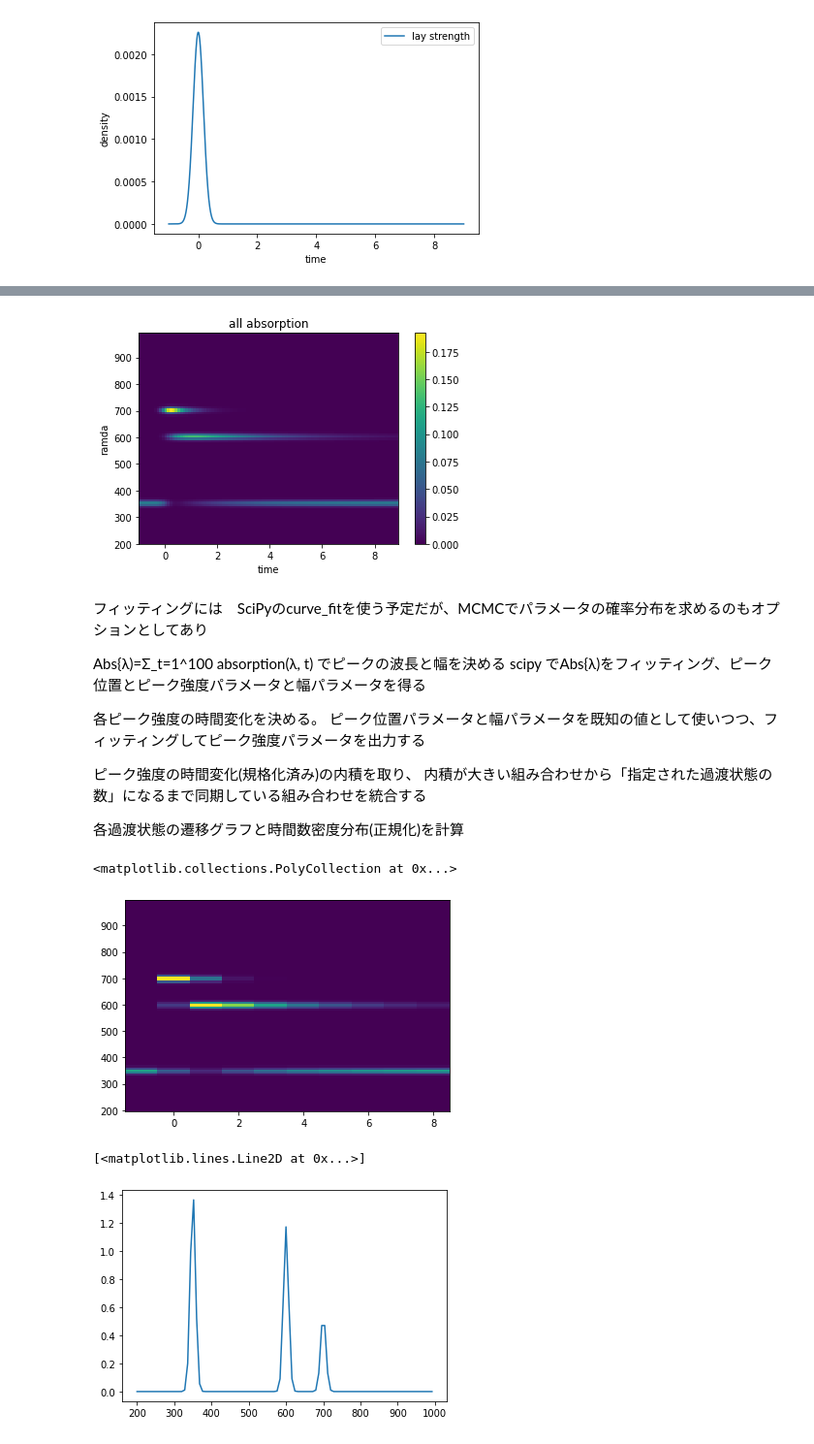
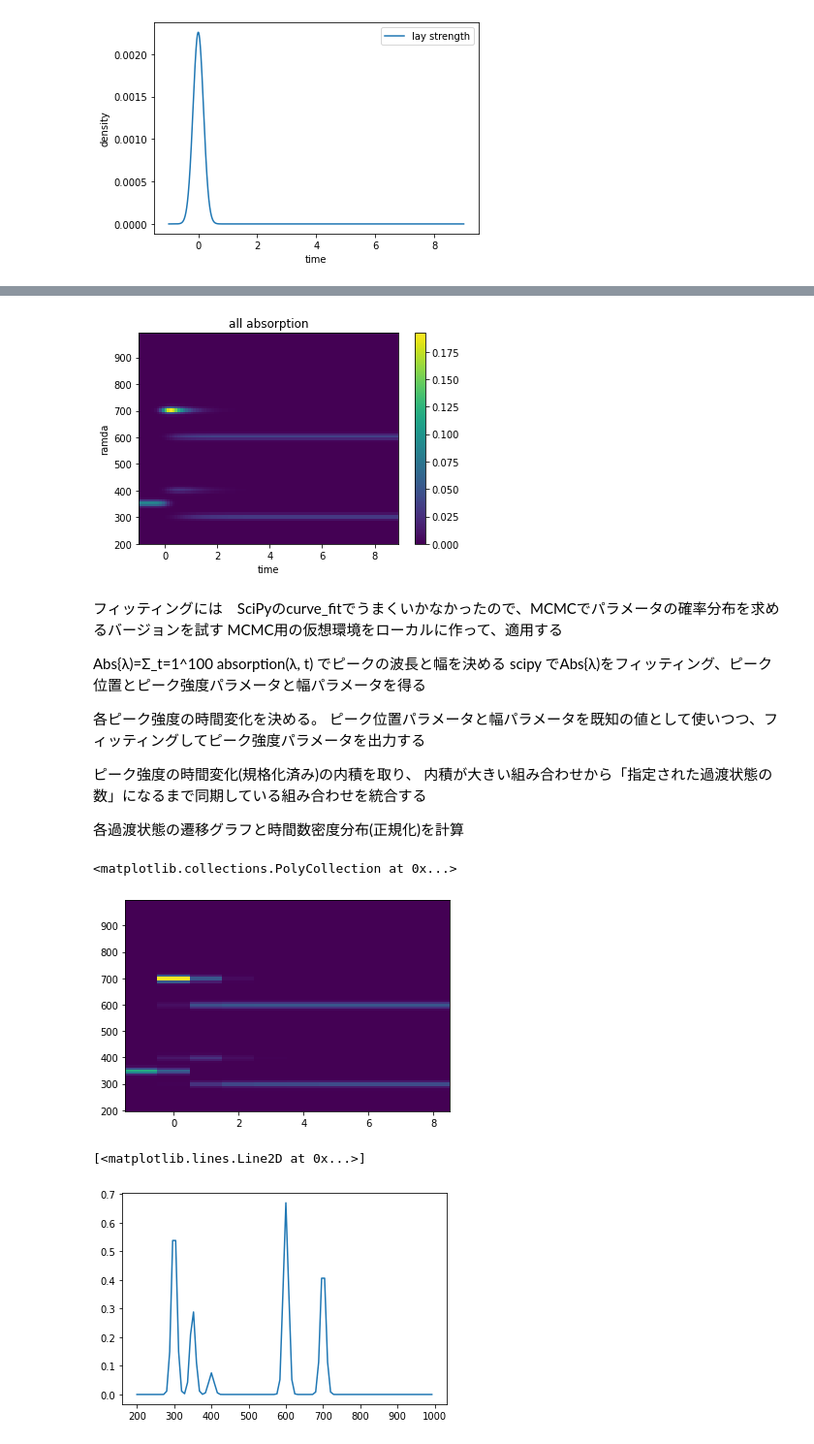
Before and after one commit to rokaboNatttsu/absorption_time_change, a Jupyter notebook: test.ipynb, the cells around one changed output, grey strips where cells are left out. Shown at 97% size. Saved outputs shown, nothing was run; the diff lists cells and outputs as text; code cells hidden in the pictures.

```diff
--- a/test.ipynb
+++ b/test.ipynb
@@ -20,12 +18,14 @@ state_numbers = {
     "B": 1,
     "C": 2,
     "D": 3,
+    "E": 4,
 }
 
 states_graph = [
     ("A", "B", float("inf"), 1, True),# 遷移前の状態, 遷移後の状態, 遷移前の状態の寿命, 数密度何倍になるか,　遷移先の状態は光励起直後か
-    ("B", "C", 0.5, 1, False),
-    ("C", "A", 2.5, 1, False),
+    ("B", "C", 2.5, 1, False),
+    ("B", "D", 0.5, 1, False),
+    ("D", "E", 0.5, 1, False),
 ]
 
 bins = 10**4
@@ -90,6 +90,7 @@ absorbance_dic = {
     "B":None,
     "C":None,
     "D":None,
+    "E":None
 }
 def gaussian_arr_creator(mean, std, max_density=1, ramda_lst=[i for i in range(200, 1000)]):
     ramda_arr = np.array(ramda_lst)
@@ -99,7 +100,9 @@ ramda_arr, A_arr = gaussian_arr_creator(mean=350, std=10, max_density=0.2)
 ramda_arr, B_arr = gaussian_arr_creator(mean=700, std=10, max_density=1.0)
 ramda_arr, C_arr = gaussian_arr_creator(mean=600, std=10, max_density=0.5)
 ramda_arr, D_arr = gaussian_arr_creator(mean=400, std=10, max_density=0.2)
+ramda_arr, E_arr = gaussian_arr_creator(mean=300, std=10, max_density=0.1)
 absorbance_dic["A"] = A_arr
 absorbance_dic["B"] = B_arr
 absorbance_dic["C"] = C_arr
 absorbance_dic["D"] = D_arr
+absorbance_dic["E"] = E_arr
@@ -155,9 +138,10 @@ plt.ylabel("ramda")
 plt.title("all absorption")
 plt.savefig("all absorption.png")
 # %% [output]
-[figure, old version]
+[figure, new version]
 # %% [markdown]
-フィッティングには　SciPyのcurve_fitを使う予定だが、MCMCでパラメータの確率分布を求めるのもオプションとしてあり
+フィッティングには　SciPyのcurve_fitでうまくいかなかったので、MCMCでパラメータの確率分布を求めるバージョンを試す
+MCMC用の仮想環境をローカルに作って、適用する
 
 Abs{λ)=Σ_t=1^100 absorption(λ, t) でピークの波長と幅を決める
 scipy でAbs{λ)をフィッティング、ピーク位置とピーク強度パラメータと幅パラメータを得る
@@ -178,11 +162,10 @@ observed_absorption = deepcopy(abs_sum_arr[::max(1, len(abs_sum_arr[0])//len(obs
 plt.pcolor(observed_t_grid, observed_ramda_grid, observed_absorption)
 # %% [output]
 <matplotlib.collections.PolyCollection at 0x...>
-[figure, old version]
+[figure, new version]
 # %%
-absorption_peaks_N = 3
 absorption_distribution = np.sum(observed_absorption, axis=1)
 plt.plot(observed_ramda, absorption_distribution)
 # %% [output]
 [<matplotlib.lines.Line2D at 0x...>]
-[figure, old version]
+[figure, new version]
```
Also changed, not shown: parts of 7 cells of this notebook, 8 other files.
